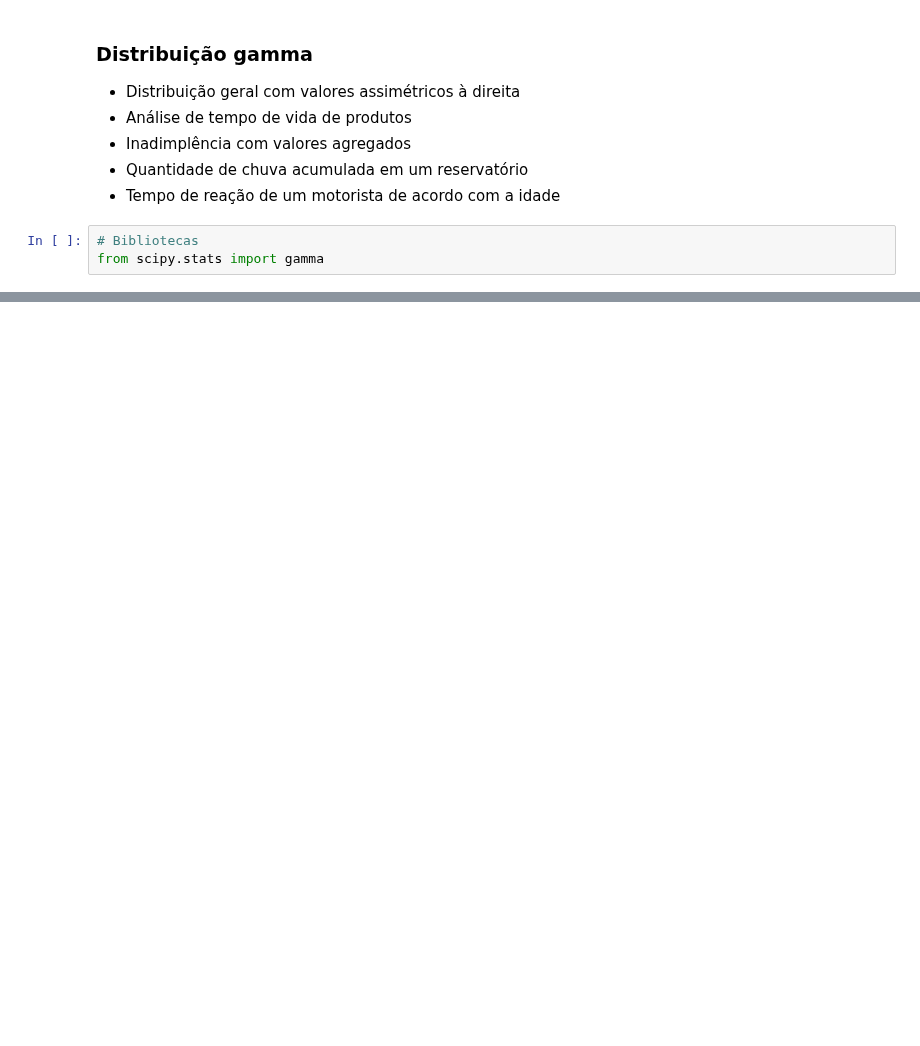
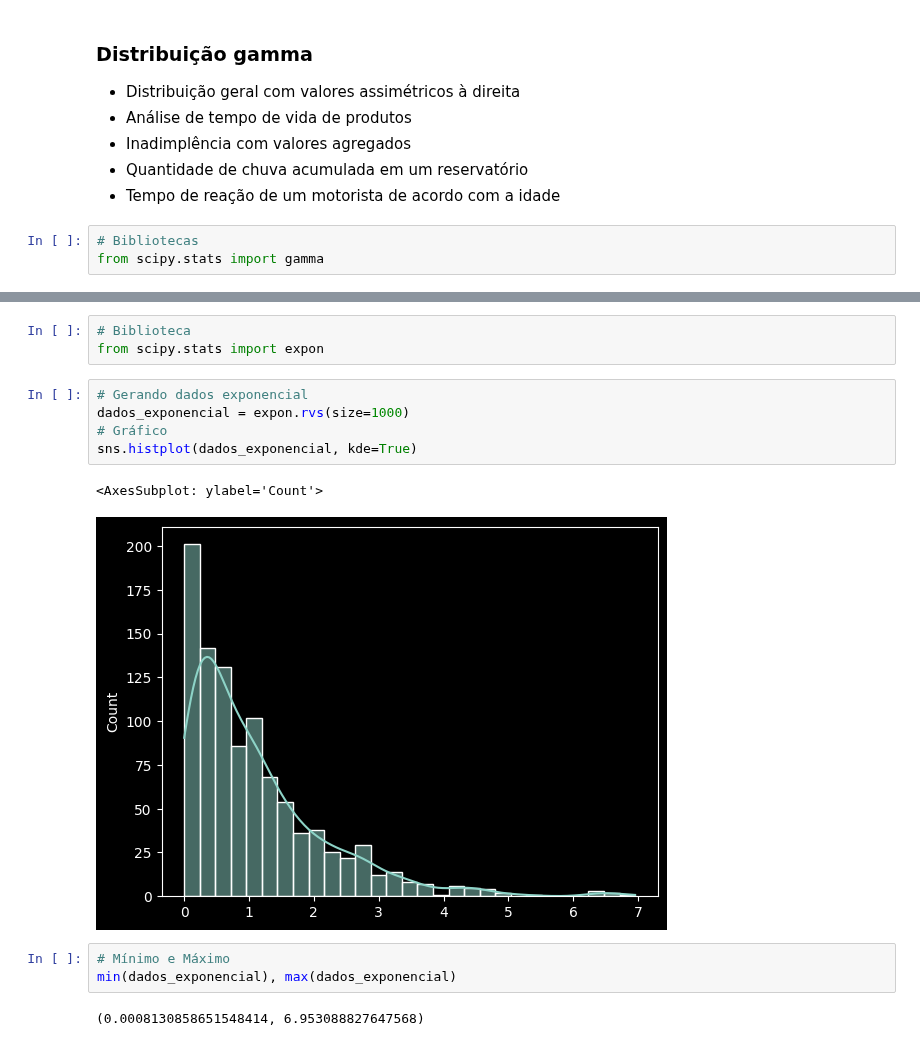
Before and after one commit to Joao-Inacio/Statistics_for-Data_Science, a Jupyter notebook: Distribuições_Estatisticas/Distribuicoes.ipynb, the cells around one changed output, grey strips where cells are left out. Cells and saved outputs as stored; diff of their text form; blank space fills up the shorter version.

Commit message:
Distribuição exponencial

```diff
--- a/Distribuições_Estatisticas/Distribuicoes.ipynb
+++ b/Distribuições_Estatisticas/Distribuicoes.ipynb
@@ -278,0 +284,16 @@ min(dados_gama), max(dados_gama)
+# %%
+# Biblioteca
+from scipy.stats import expon
+# %%
+# Gerando dados exponencial
+dados_exponencial = expon.rvs(size=1000)
+# Gráfico
+sns.histplot(dados_exponencial, kde=True)
+# %% [output]
+<AxesSubplot: ylabel='Count'>
+[figure, added]
+# %%
+# Mínimo e Máximo
+min(dados_exponencial), max(dados_exponencial)
+# %% [output]
+(0.0008130858651548414, 6.953088827647568)
```
Also changed, not shown: parts of 16 cells of this notebook.
